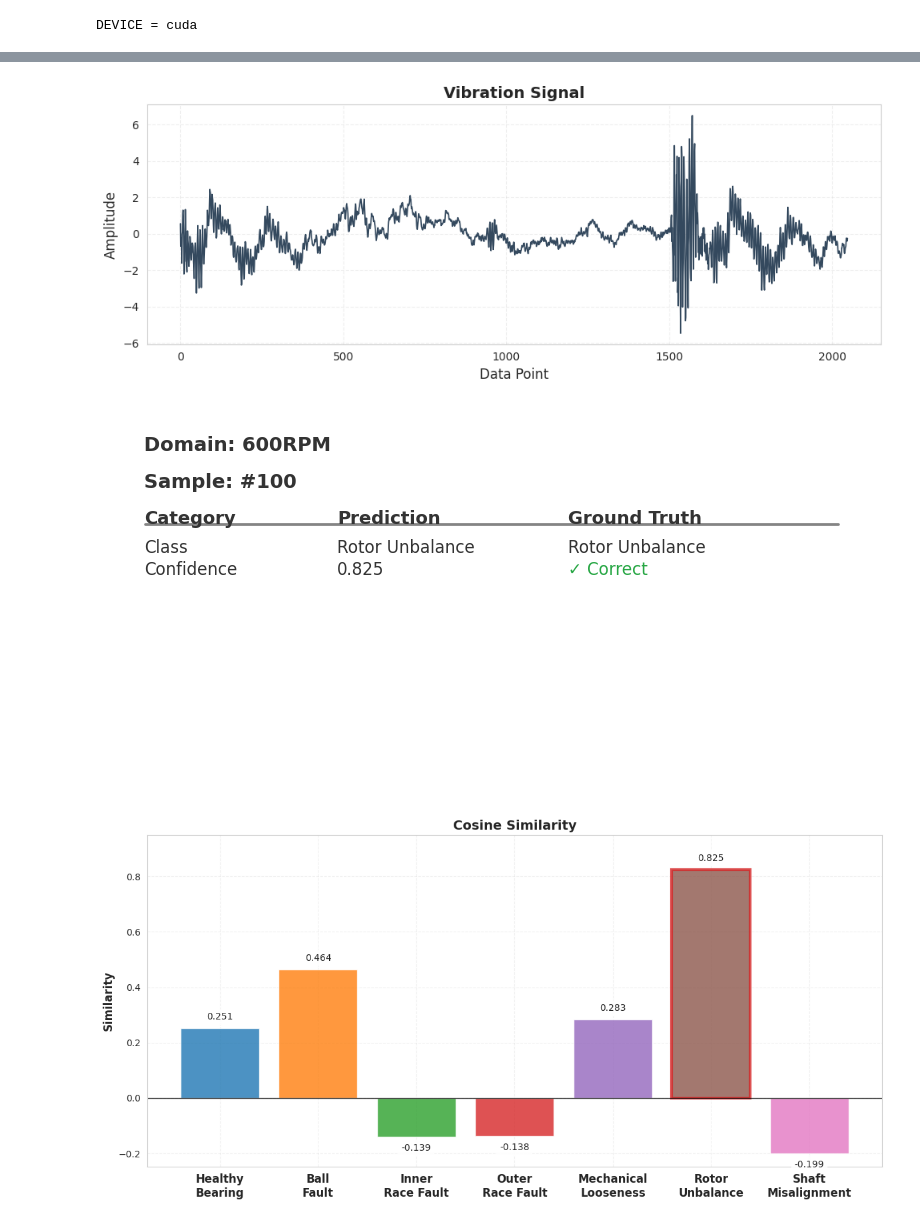
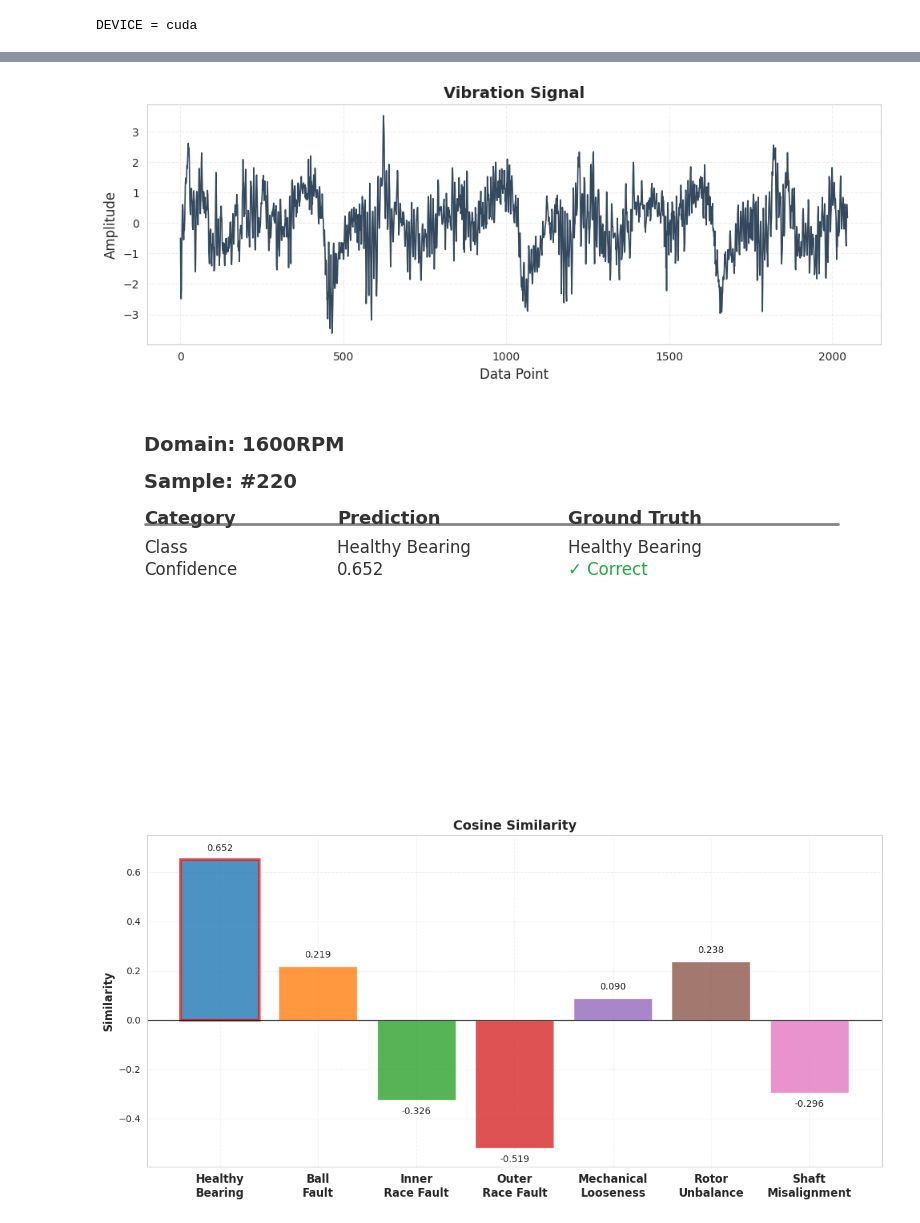
Before and after one commit to youngjr0527/TextVibCLIP, a Jupyter notebook: notebooks/UOS_cosine simil_viz.ipynb, the cells around one changed output, grey strips where cells are left out. Drawn from its saved outputs; the diff is of its cells as text; code cells hidden in the pictures.

```diff
--- a/notebooks/UOS_cosine simil_viz.ipynb
+++ b/notebooks/UOS_cosine simil_viz.ipynb
@@ -369,8 +369,8 @@ def _plot_retrieval_result(vib_signal: torch.Tensor,
 # Cell 4 - 정보패널 표 형태로 가독성 개선
 visualize_retrieval(
     results_dir='results/20251016_155531',
-    sample_number=100,
-    domain_rpm=600,
+    sample_number=220,
+    domain_rpm=1600,
     subset='test'
 )
 # %% [output]
@@ -390,7 +390,7 @@ Data dir: /data/home/kyj2024/TextVibCLIP/data_scenario1
 ✅ Correct: Yes
-[figure, old version]
+[figure, new version]
-[figure, old version]
+[figure, new version]
-[figure, old version]
+[figure, new version]
 # %%
 # Cell 5 - 예제 2: 다른 도메인 (800RPM)
 visualize_retrieval(
```
Also changed, not shown: parts of 4 cells of this notebook, 12 other files.
